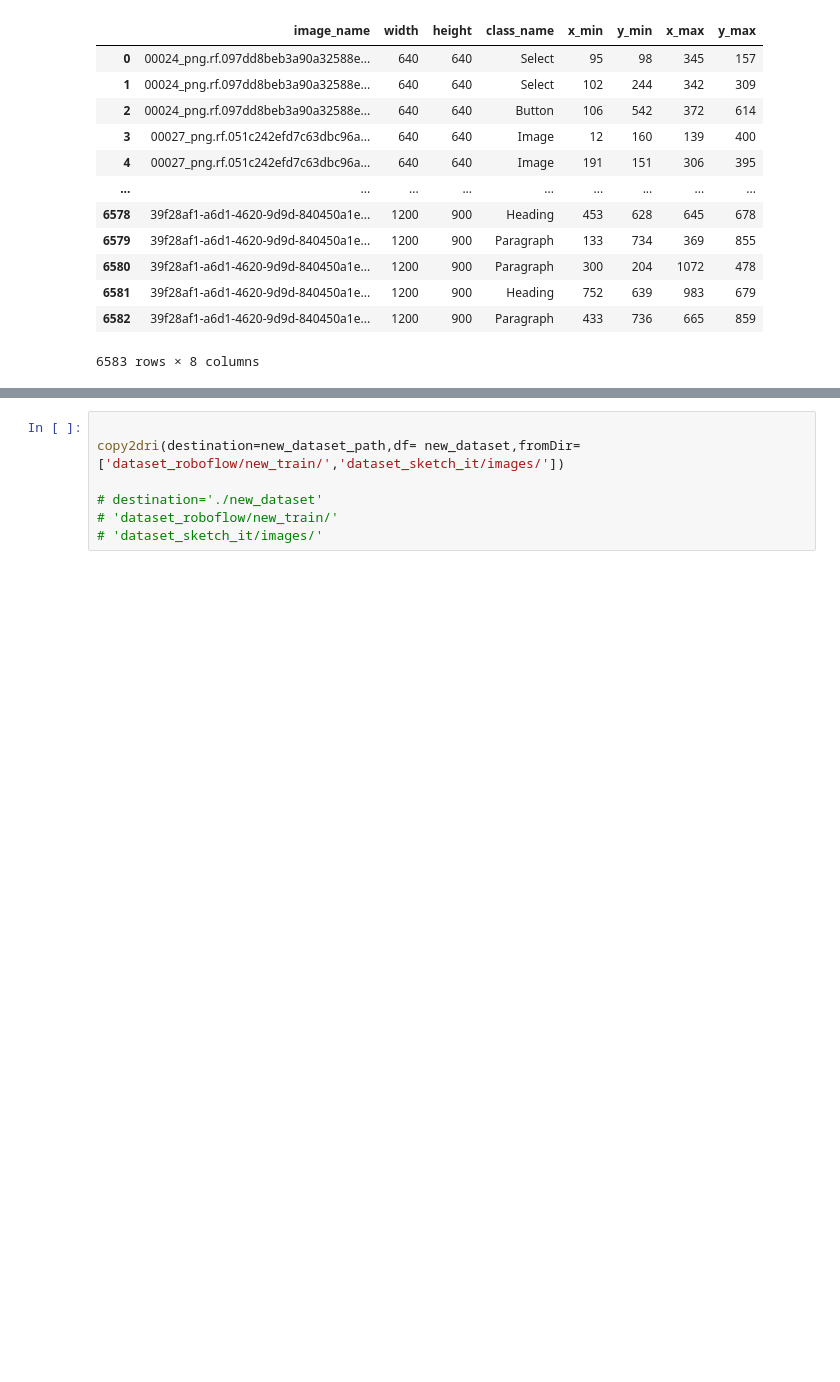
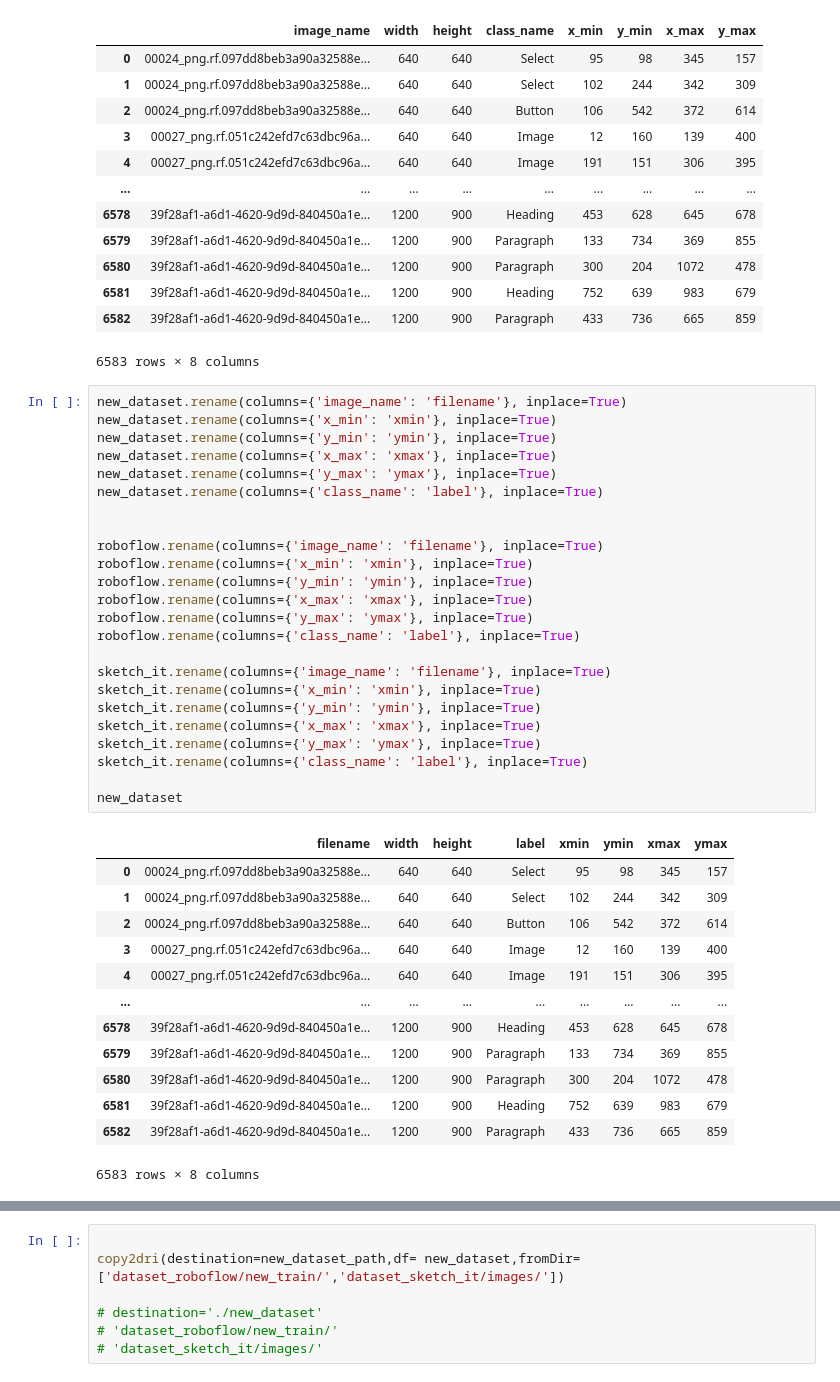
Before and after one commit to Ala-Alsanea/sketch_web_ui_dataset, a Jupyter notebook: create_new_dataset_and_preprocess.ipynb, the cells around one changed output, grey strips where cells are left out. Saved outputs shown, nothing was run; the diff lists cells and outputs as text; blank space fills up the shorter version.

```diff
--- a/create_new_dataset_and_preprocess.ipynb
+++ b/create_new_dataset_and_preprocess.ipynb
@@ -114,6 +160,44 @@ new_dataset
 | 6581 | 39f28af1-a6d1-4620-9d9d-840450a1e... | 1200 | 900 | Heading | 752 | 639 | 983 | 679 |
 | 6582 | 39f28af1-a6d1-4620-9d9d-840450a1e... | 1200 | 900 | Paragraph | 433 | 736 | 665 | 859 |
 6583 rows × 8 columns
+# %%
+new_dataset.rename(columns={'image_name': 'filename'}, inplace=True)
+new_dataset.rename(columns={'x_min': 'xmin'}, inplace=True)
+new_dataset.rename(columns={'y_min': 'ymin'}, inplace=True)
+new_dataset.rename(columns={'x_max': 'xmax'}, inplace=True)
+new_dataset.rename(columns={'y_max': 'ymax'}, inplace=True)
+new_dataset.rename(columns={'class_name': 'label'}, inplace=True)
+
+
+roboflow.rename(columns={'image_name': 'filename'}, inplace=True)
+roboflow.rename(columns={'x_min': 'xmin'}, inplace=True)
+roboflow.rename(columns={'y_min': 'ymin'}, inplace=True)
+roboflow.rename(columns={'x_max': 'xmax'}, inplace=True)
+roboflow.rename(columns={'y_max': 'ymax'}, inplace=True)
+roboflow.rename(columns={'class_name': 'label'}, inplace=True)
+
+sketch_it.rename(columns={'image_name': 'filename'}, inplace=True)
+sketch_it.rename(columns={'x_min': 'xmin'}, inplace=True)
+sketch_it.rename(columns={'y_min': 'ymin'}, inplace=True)
+sketch_it.rename(columns={'x_max': 'xmax'}, inplace=True)
+sketch_it.rename(columns={'y_max': 'ymax'}, inplace=True)
+sketch_it.rename(columns={'class_name': 'label'}, inplace=True)
+
+new_dataset
+# %% [output]
+|  | filename | width | height | label | xmin | ymin | xmax | ymax |
+| 0 | 00024_png.rf.097dd8beb3a90a32588e... | 640 | 640 | Select | 95 | 98 | 345 | 157 |
+| 1 | 00024_png.rf.097dd8beb3a90a32588e... | 640 | 640 | Select | 102 | 244 | 342 | 309 |
+| 2 | 00024_png.rf.097dd8beb3a90a32588e... | 640 | 640 | Button | 106 | 542 | 372 | 614 |
+| 3 | 00027_png.rf.051c242efd7c63dbc96a... | 640 | 640 | Image | 12 | 160 | 139 | 400 |
+| 4 | 00027_png.rf.051c242efd7c63dbc96a... | 640 | 640 | Image | 191 | 151 | 306 | 395 |
+| ... | ... | ... | ... | ... | ... | ... | ... | ... |
+| 6578 | 39f28af1-a6d1-4620-9d9d-840450a1e... | 1200 | 900 | Heading | 453 | 628 | 645 | 678 |
+| 6579 | 39f28af1-a6d1-4620-9d9d-840450a1e... | 1200 | 900 | Paragraph | 133 | 734 | 369 | 855 |
+| 6580 | 39f28af1-a6d1-4620-9d9d-840450a1e... | 1200 | 900 | Paragraph | 300 | 204 | 1072 | 478 |
+| 6581 | 39f28af1-a6d1-4620-9d9d-840450a1e... | 1200 | 900 | Heading | 752 | 639 | 983 | 679 |
+| 6582 | 39f28af1-a6d1-4620-9d9d-840450a1e... | 1200 | 900 | Paragraph | 433 | 736 | 665 | 859 |
+6583 rows × 8 columns
 # %%
 import shutil
 from PIL import Image
```
Also changed, not shown: parts of 23 cells of this notebook, 1 other file.
